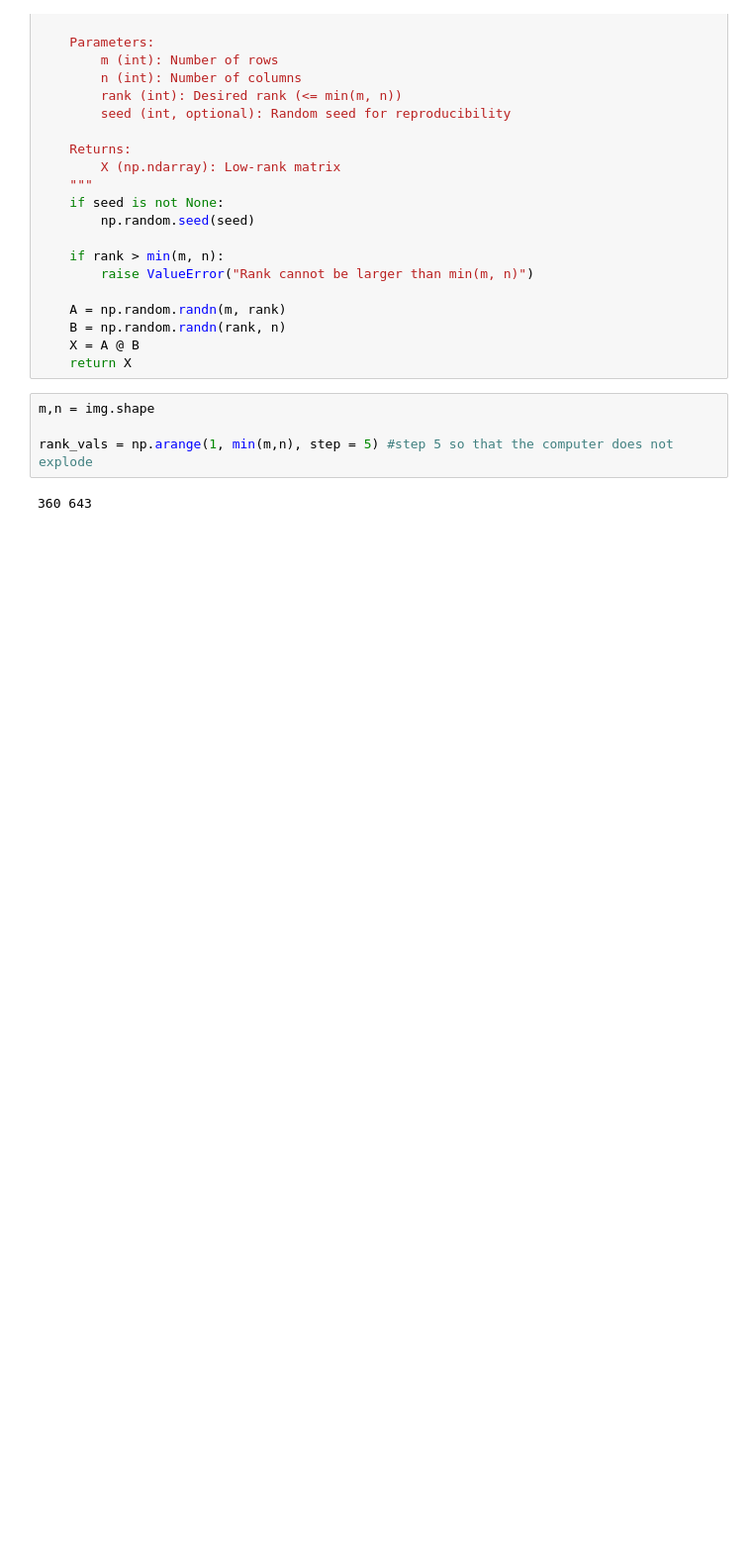
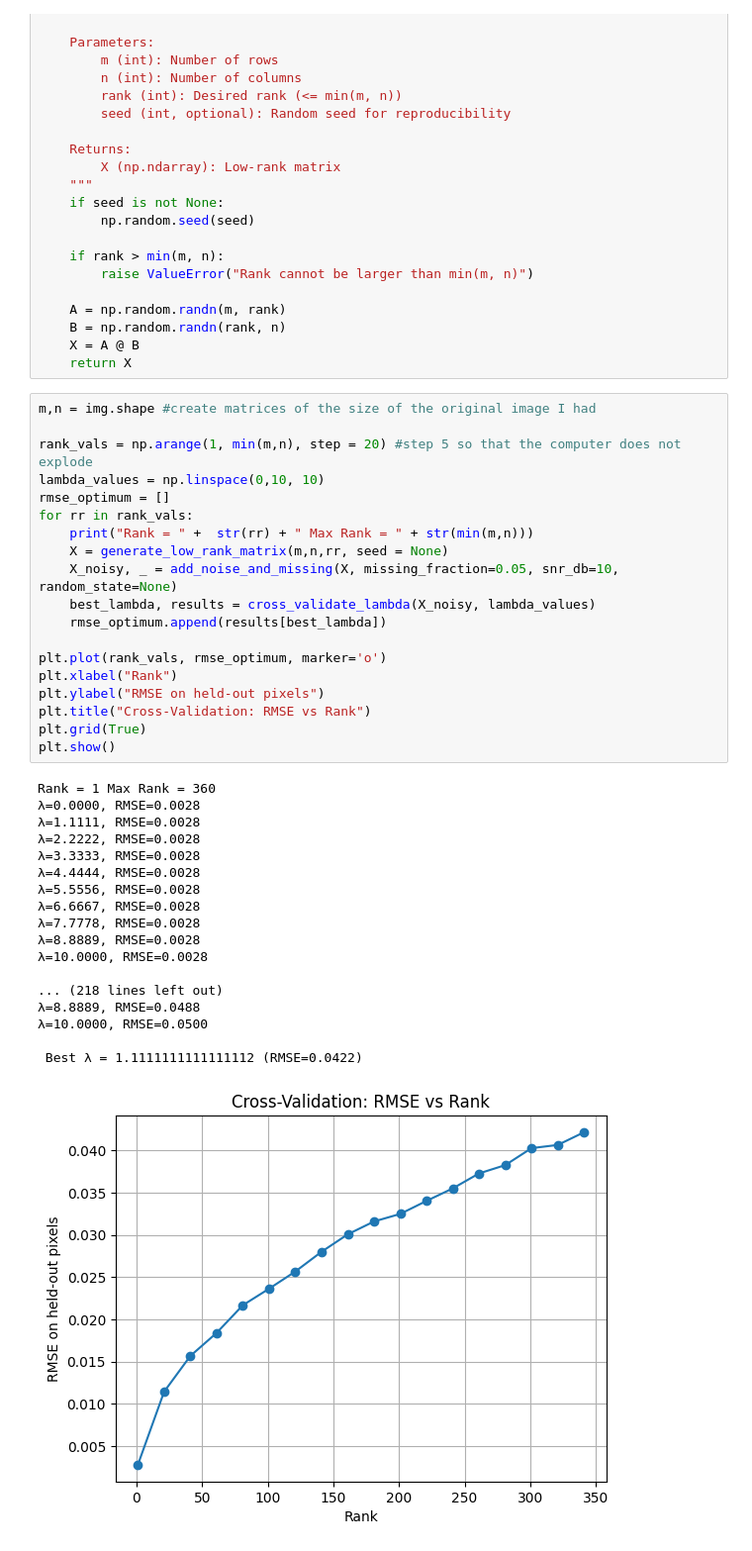
Before and after one commit to a-bordbar/een_project3, a Jupyter notebook: notebook.ipynb, the cells around one changed output. Shown at 99% size. Saved outputs shown, nothing was run; the diff lists cells and outputs as text; blank space fills up the shorter version.

```diff
--- a/notebook.ipynb
+++ b/notebook.ipynb
@@ -149,9 +151,41 @@ def generate_low_rank_matrix(m, n, rank, seed=None):  ## Should be moved to util
     B = np.random.randn(rank, n)
     X = A @ B
     return X
-# %%
-m,n = img.shape
-
-rank_vals = np.arange(1, min(m,n), step = 5) #step 5 so that the computer does not explode
-# %% [output]
-360 643
+# %%
+m,n = img.shape #create matrices of the size of the original image I had
+
+rank_vals = np.arange(1, min(m,n), step = 20) #step 5 so that the computer does not explode
+lambda_values = np.linspace(0,10, 10)
+rmse_optimum = []
+for rr in rank_vals:
+    print("Rank = " +  str(rr) + " Max Rank = " + str(min(m,n)))
+    X = generate_low_rank_matrix(m,n,rr, seed = None)
+    X_noisy, _ = add_noise_and_missing(X, missing_fraction=0.05, snr_db=10, random_state=None)
+    best_lambda, results = cross_validate_lambda(X_noisy, lambda_values)
+    rmse_optimum.append(results[best_lambda])
+
+plt.plot(rank_vals, rmse_optimum, marker='o')
+plt.xlabel("Rank")
+plt.ylabel("RMSE on held-out pixels")
+plt.title("Cross-Validation: RMSE vs Rank")
+plt.grid(True)
+plt.show()
+# %% [output]
+Rank = 1 Max Rank = 360
+λ=0.0000, RMSE=0.0028
+λ=1.1111, RMSE=0.0028
+λ=2.2222, RMSE=0.0028
+λ=3.3333, RMSE=0.0028
+λ=4.4444, RMSE=0.0028
+λ=5.5556, RMSE=0.0028
+λ=6.6667, RMSE=0.0028
+λ=7.7778, RMSE=0.0028
+λ=8.8889, RMSE=0.0028
+λ=10.0000, RMSE=0.0028
+
+... (218 lines left out)
+λ=8.8889, RMSE=0.0488
+λ=10.0000, RMSE=0.0500
+
+ Best λ = 1.1111111111111112 (RMSE=0.0422)
+[figure, added]
```
Also changed, not shown: parts of 1 cell of this notebook.
